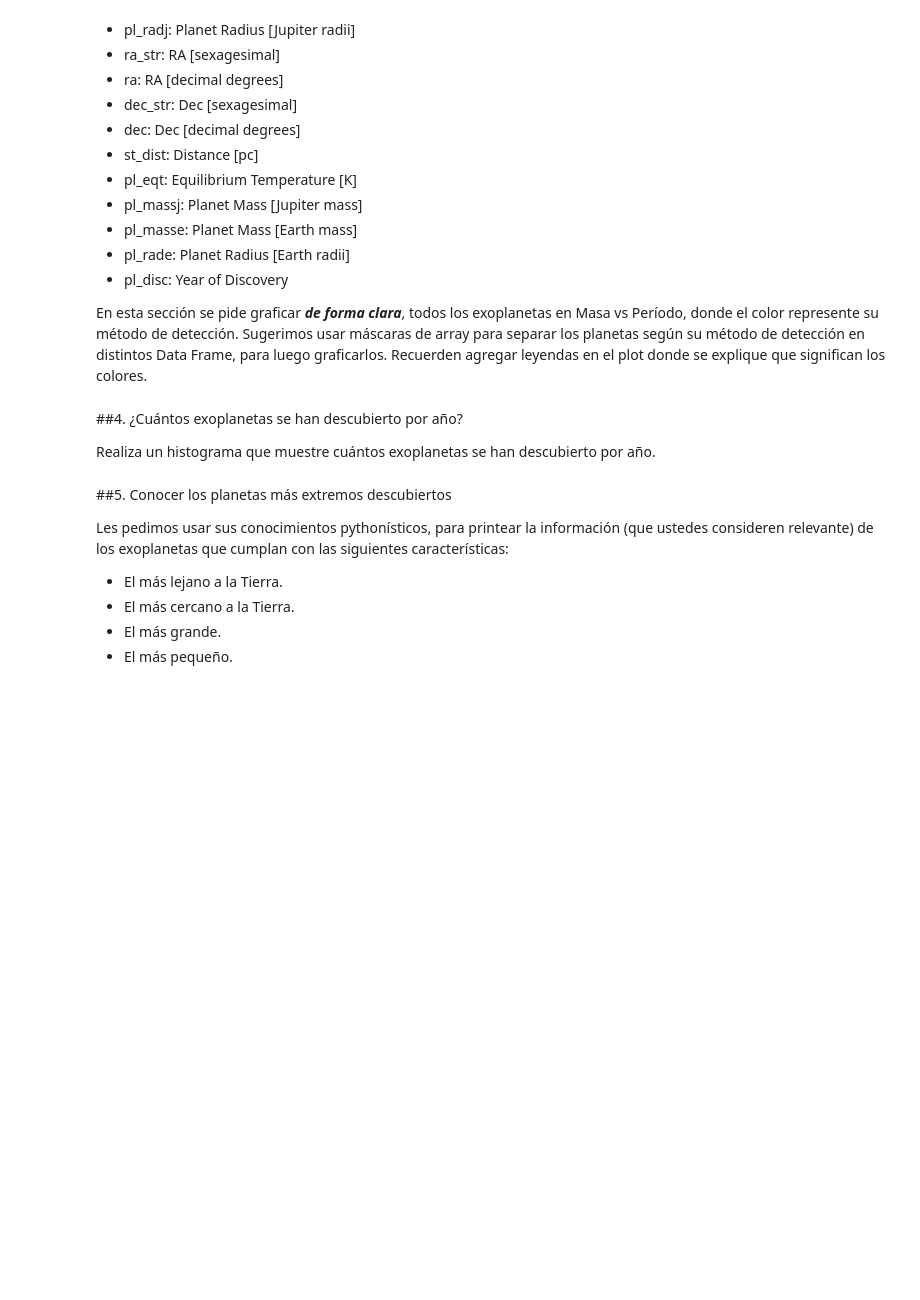
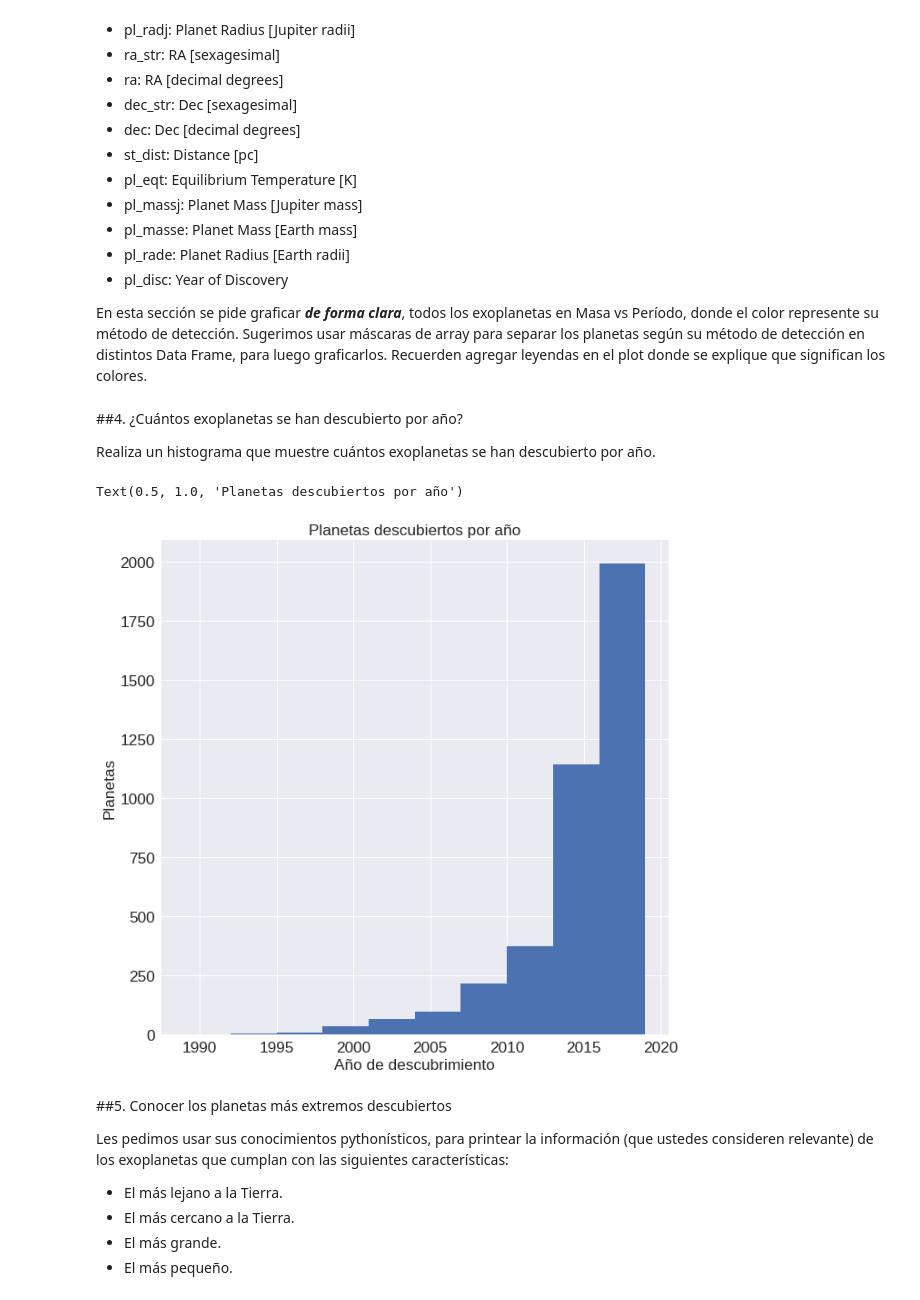
Before and after one commit to SimonSanfeliu/minitarea3, a Jupyter notebook: minitarea3.ipynb, the cells around one changed output. Saved outputs shown, nothing was run; the diff lists cells and outputs as text; code cells hidden in the pictures; blank space fills up the shorter version.

```diff
--- a/minitarea3.ipynb
+++ b/minitarea3.ipynb
@@ -184,11 +184,25 @@ En esta sección se pide graficar ***de forma clara***, todos los exoplanetas en
 # %%
 # Importamos Pandas y cargamos el archivo planets.csv
 import pandas as pd
+from matplotlib.pyplot import rcParams
 
 archivo = download_file('https://raw.githubusercontent.com/piacortes/astroclases/master/planets.csv?token=AXWBlnRlbOADXAfY-qtBxFJQ3SugzCucks5cpBbnwA%3D%3D')
 planetas = pd.read_csv(archivo, comment="#")
 
+det = planetas['pl_discmethod']
+mat = pd.DataFrame()
+
 # Graficar plot
+params = {'legend.fontsize': 'x-large',
+         'axes.labelsize': 'x-large',
+         'axes.titlesize':'x-large',
+         'xtick.labelsize':'x-large',
+         'ytick.labelsize':'x-large'}
+rcParams.update(params)
+
+plt.scatter(np.log(planetas['pl_orbper']), np.log(planetas['pl_bmasse']), )
+plt.xlabel('Periodo')
+plt.ylabel('Masa')
 # %% [markdown]
 ##4. ¿Cuántos exoplanetas se han descubierto por año?
 
@@ -198,3 +210,21 @@ Realiza un histograma que muestre cuántos exoplanetas se han descubierto por a
+# %%
+# Hacer histograma
+from matplotlib.pyplot import rcParams
+plt.figure(figsize = (10,10))
+params = {'legend.fontsize': 'x-large',
+         'axes.labelsize': 'x-large',
+         'axes.titlesize':'x-large',
+         'xtick.labelsize':'x-large',
+         'ytick.labelsize':'x-large'}
+rcParams.update(params)
+
+plt.hist(planetas['pl_disc'])
+plt.ylabel('Planetas')
+plt.xlabel('Año de descubrimiento')
+plt.title('Planetas descubiertos por año')
+# %% [output]
+Text(0.5, 1.0, 'Planetas descubiertos por año')
+[figure, added]
 # %% [markdown]
 ##5. Conocer los planetas más extremos descubiertos
 
```
Also changed, not shown: parts of 1 cell of this notebook.
